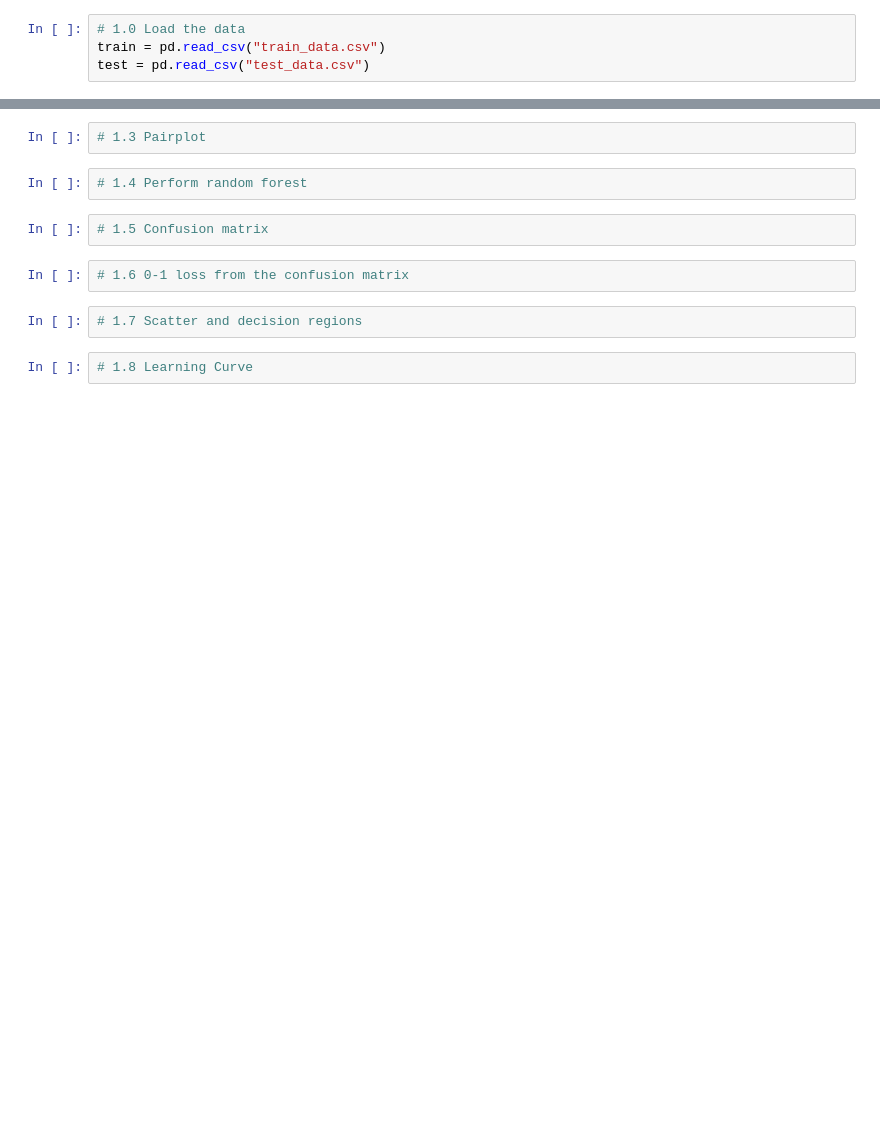
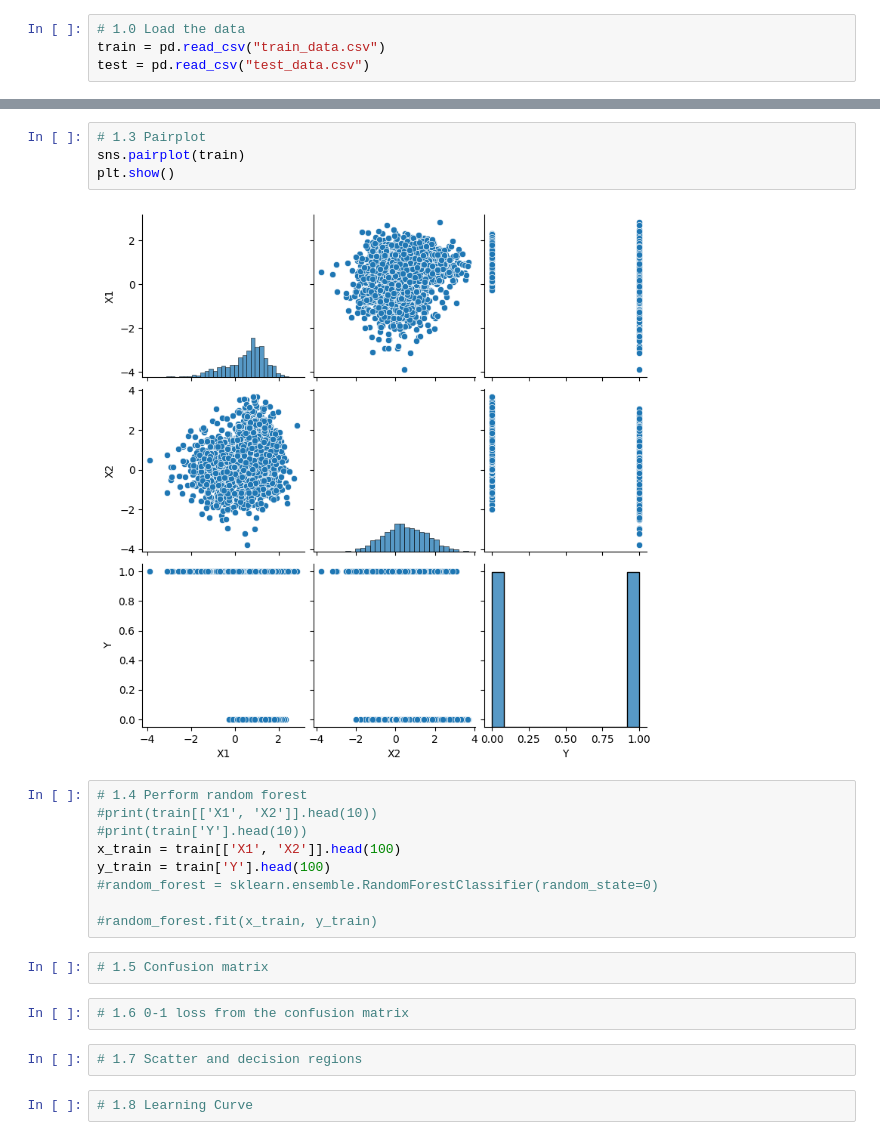
Before and after one commit to flowy-git/FDA, a Jupyter notebook: Lab1/lwyp_flowy.ipynb, the cells around one changed output, grey strips where cells are left out. Drawn from its saved outputs; the diff is of its cells as text; blank space fills up the shorter version.

```diff
--- a/Lab1/lwyp_flowy.ipynb
+++ b/Lab1/lwyp_flowy.ipynb
@@ -37,7 +56,18 @@ test = pd.read_csv("test_data.csv")
 # %%
 # 1.3 Pairplot
+sns.pairplot(train)
+plt.show()
+# %% [output]
+[figure, added]
 # %%
 # 1.4 Perform random forest
+#print(train[['X1', 'X2']].head(10))
+#print(train['Y'].head(10))
+x_train = train[['X1', 'X2']].head(100)
+y_train = train['Y'].head(100)
+#random_forest = sklearn.ensemble.RandomForestClassifier(random_state=0)
+
+#random_forest.fit(x_train, y_train)
 # %%
 # 1.5 Confusion matrix
 # %%
```
Also changed, not shown: parts of 3 cells of this notebook.
